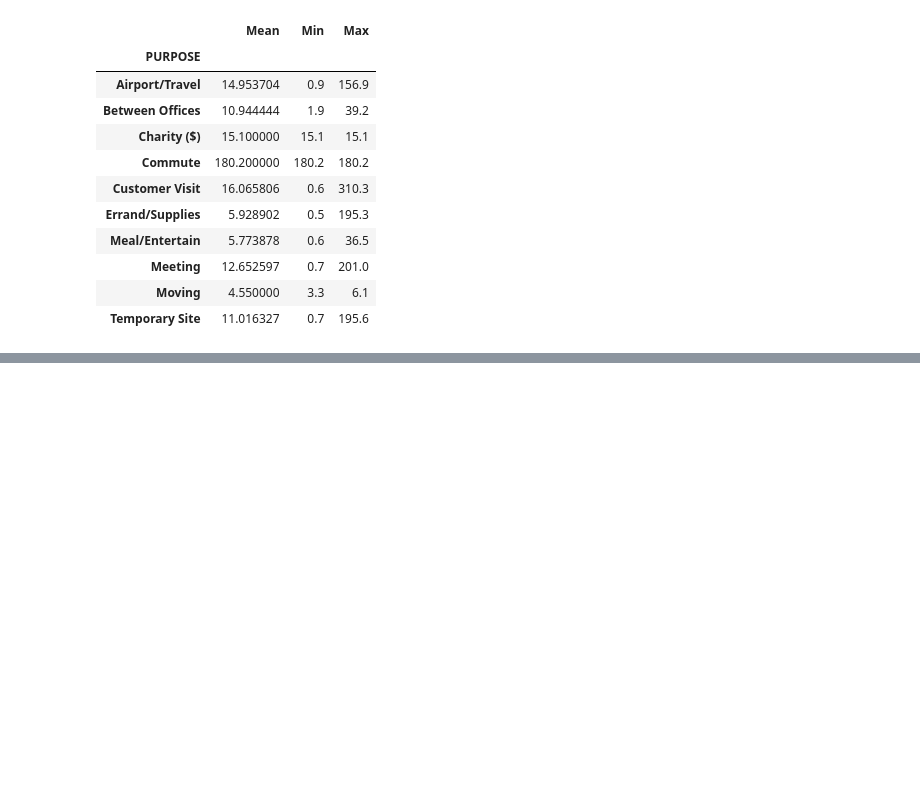
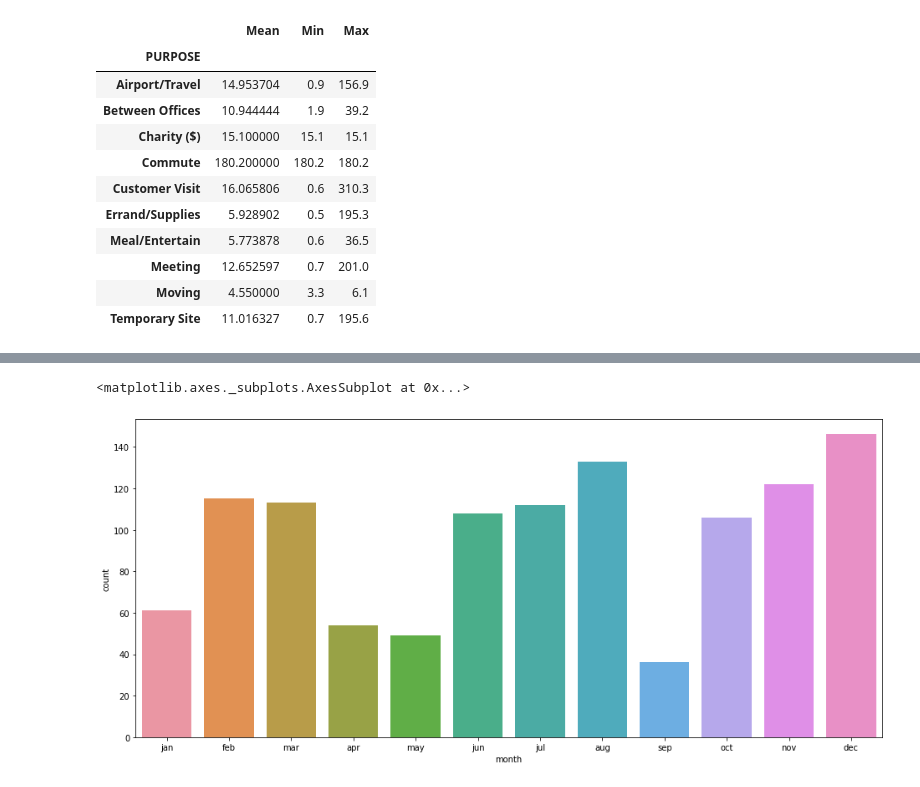
Before and after one commit to makarandsk/Uber_Analysis, a Jupyter notebook: Uber Analysis.ipynb, the cells around one changed output, grey strips where cells are left out. Cells and saved outputs as stored; diff of their text form; code cells hidden in the pictures; blank space fills up the shorter version.

```diff
--- a/Uber Analysis.ipynb
+++ b/Uber Analysis.ipynb
@@ -365,0 +429,4 @@ pd.DataFrame({'Mean':df.groupby(['PURPOSE'])['MILES'].mean(), 'Min':df.groupby([
+# %%
+#Extracting month from 'START_DATE'
+df['month'] = pd.DatetimeIndex(df['START_DATE']).month
+df.head()
@@ -365,0 +440,6 @@ pd.DataFrame({'Mean':df.groupby(['PURPOSE'])['MILES'].mean(), 'Min':df.groupby([
+# %%
+#Creating dictionary to allocate month name to specific month number
+dic = {1:'jan',2:'feb',3:'mar',4:'apr',5:'may',6:'jun',7:'jul',8:'aug',9:'sep',10:'oct',11:'nov',12:'dec'}
+# %%
+#Mapping 'dic' dictionary with 'month' to allocate month name to specific month number
+df['month'] = df['month'].map(dic)
@@ -365,0 +455,7 @@ pd.DataFrame({'Mean':df.groupby(['PURPOSE'])['MILES'].mean(), 'Min':df.groupby([
+# %%
+#Plotting to check how many booking we are getting from each month
+plt.figure(figsize = (16,7))
+sns.countplot(df['month'])
+# %% [output]
+<matplotlib.axes._subplots.AxesSubplot at 0x...>
+[figure, added]
```
Also changed, not shown: parts of 13 cells of this notebook.
